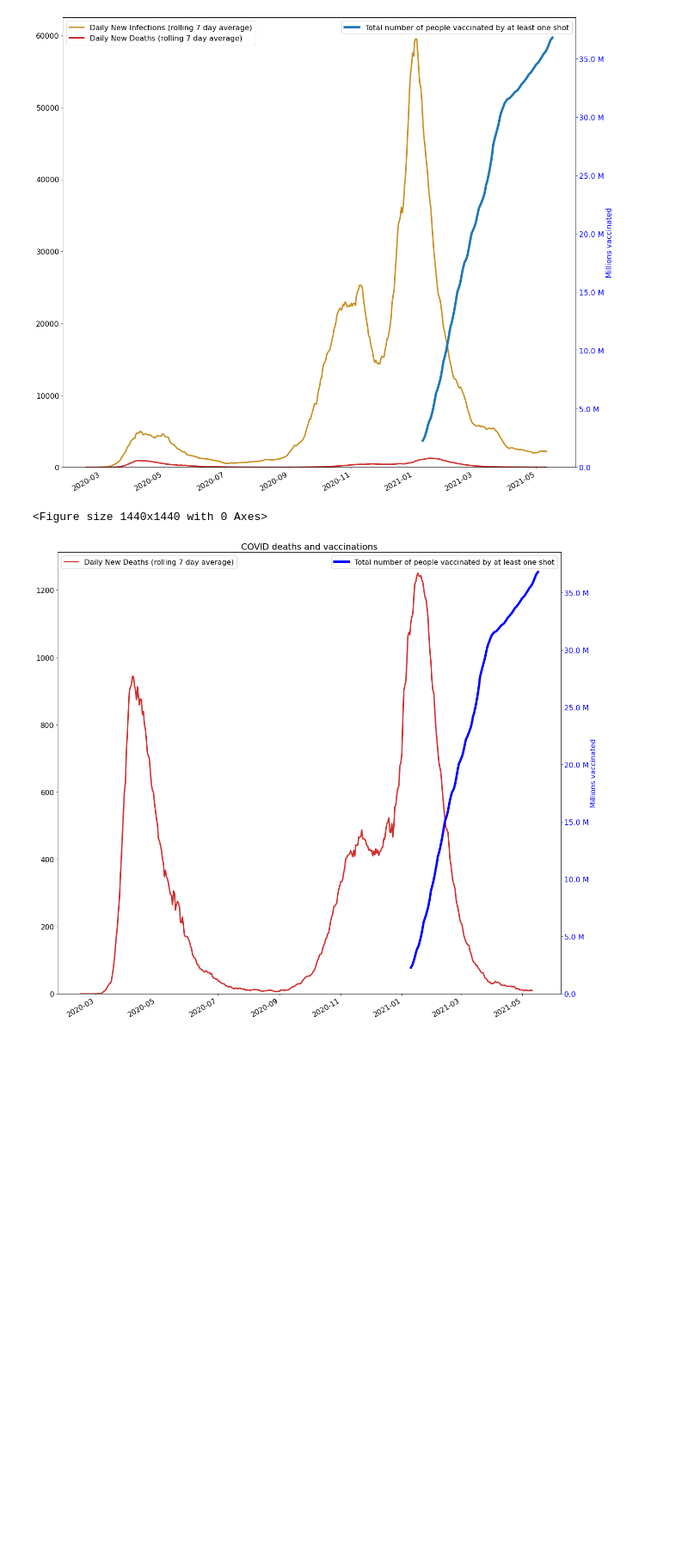
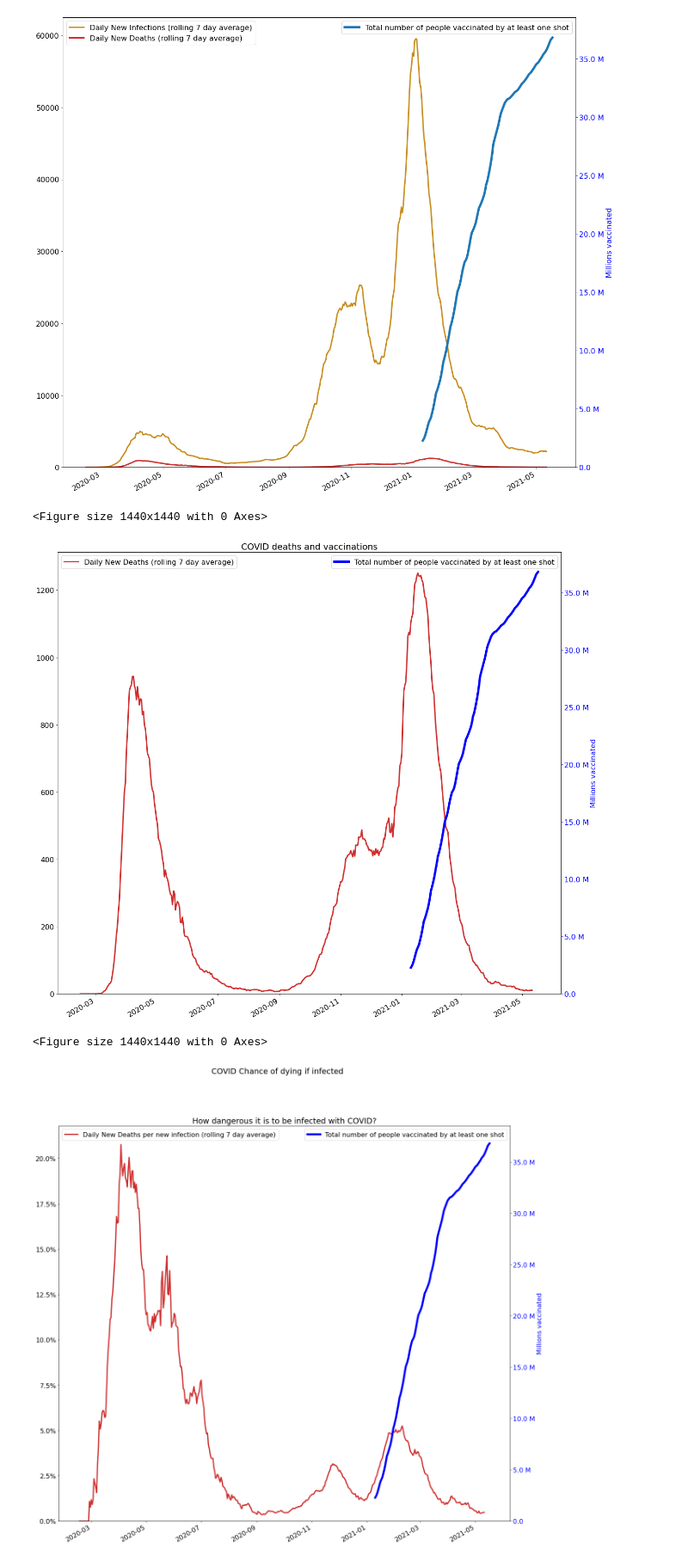
Before and after one commit to maludwig/random-notebooks, a Jupyter notebook: covid/uk_charts.ipynb, the cells around one changed output. Shown at 86% size. Cells and saved outputs as stored; diff of their text form; code cells hidden in the pictures; blank space fills up the shorter version.

Commit message:
Chance of dying if infected

```diff
--- a/covid/uk_charts.ipynb
+++ b/covid/uk_charts.ipynb
@@ -93,26 +93,56 @@ plt.show()
 # %%
 plt.clf()
 fig, ax = plt.subplots()
 fig.patch.set_facecolor('white')
 plt.title("COVID deaths and vaccinations")
 ax.plot(df['date'], df['daily_new_deaths'].rolling(7).mean() , label='Daily New Deaths (rolling 7 day average)', linestyle='-', linewidth=3, color='#ce2e2e')
 ax.legend(loc='upper left')
 
 ax2 = ax.twinx()
 ax2.plot(df['date'], df['total_vax'], label='Total number of people vaccinated by at least one shot', linestyle='-', linewidth=5, color='blue')
 ax2.tick_params(axis='y', colors='blue')
 ax2.set_ylabel('Millions vaccinated')
 ax2.yaxis.label.set_color('blue')
 ax2.legend(loc='upper right')
 
 formatter1 = EngFormatter(places=1, sep=" ")  # U+2009
 ax2.yaxis.set_major_formatter(formatter1)
 # rotates and right aligns the x labels, and moves the bottom of the
 # axes up to make room for them
 fig.autofmt_xdate()
 ax.set_ylim(bottom=0)
 ax2.set_ylim(bottom=0)
 plt.show()
+
+
+plt.clf()
+fig, ax = plt.subplots()
+fig.patch.set_facecolor('white')
+plt.title("How dangerous it is to be infected with COVID?")
+plt.suptitle("COVID Chance of dying if infected")
+
+ax.plot(df['date'], df['daily_new_deaths'].rolling(7).mean() /df['daily_new_cases'].rolling(7).mean() , label='Daily New Deaths per new infection (rolling 7 day average)', linestyle='-', linewidth=3, color='#ce2e2e')
+
+ax.yaxis.set_major_formatter(mtick.PercentFormatter(1.0))
+ax.legend(loc='upper left')
+
+ax2 = ax.twinx()
+ax2.plot(df['date'], df['total_vax'], label='Total number of people vaccinated by at least one shot', linestyle='-', linewidth=5, color='blue')
+ax2.tick_params(axis='y', colors='blue')
+ax2.set_ylabel('Millions vaccinated')
+ax2.yaxis.label.set_color('blue')
+ax2.legend(loc='upper right')
+
+formatter1 = EngFormatter(places=1, sep=" ")  # U+2009
+ax2.yaxis.set_major_formatter(formatter1)
+# rotates and right aligns the x labels, and moves the bottom of the
+# axes up to make room for them
+fig.autofmt_xdate()
+ax.set_ylim(bottom=0)
+ax2.set_ylim(bottom=0)
+plt.show()
 # %% [output]
 <Figure size 1440x1440 with 0 Axes>
 [figure]
+<Figure size 1440x1440 with 0 Axes>
+[figure, added]
```
